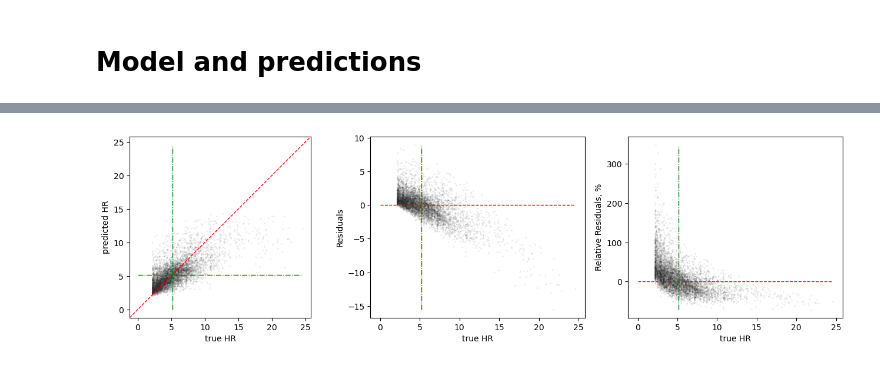
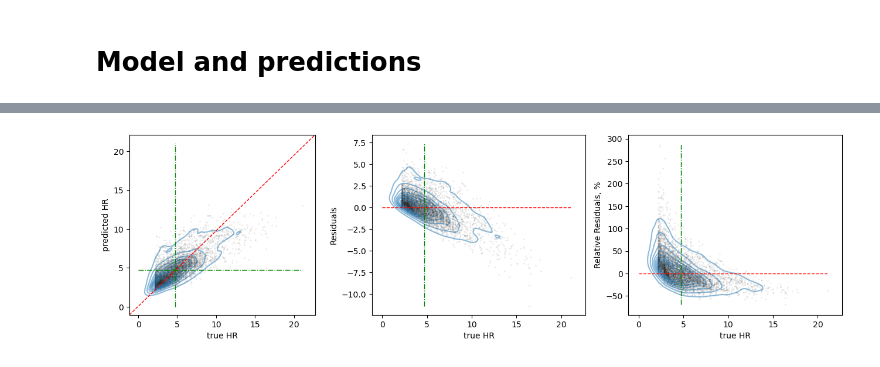
Before and after one commit to EdvinasStonevicius/LT-national-salary-analysis, a Jupyter notebook: python/03-Machine_learning_1_NN_TF_hp.ipynb, the cells around one changed output, grey strips where cells are left out. Cells and saved outputs as stored; diff of their text form; code cells hidden in the pictures.

Commit message:
Updated outliers

```diff
--- a/python/03-Machine_learning_1_NN_TF_hp.ipynb
+++ b/python/03-Machine_learning_1_NN_TF_hp.ipynb
@@ -6,7 +6,7 @@ import seaborn as sns
 from sklearn.metrics import mean_squared_error
 from sklearn.metrics import r2_score
 # %%
-data_import = pd.read_csv('../Data/LT_DU_data_for_ML_All_variations.csv') # All variations of categorical and numeric transformations
+data_import = pd.read_csv('../Data/LT_DU_data_for_ML_All_variations_optimized_outliers.csv') # All variations of categorical and numeric transformations
 data_import.columns
 # %% [output]
 Index(['lpk', 'hourly_rate', 'experience', 'weeks', 'vacation',
@@ -51,7 +54,7 @@ nace_one_hot = 'yes'
 # %%
 data=data_import.copy()
 
-#Normalize 'hourly_rate' ('no'/'yes')?
+# Normalize 'hourly_rate' ('no'/'yes')?
 if normalize == 'no':
     data.drop(columns=['hourly_rate_norm'], inplace=True)
     target='hourly_rate'
@@ -61,18 +64,25 @@ else:
 
 print(f'Target label is "{target}"')
 
-#One Hot encoding for selected lpk level
-lpk_level_label = 'lpk_'+str(lpk_level)
-data[lpk_level_label] = data['lpk'] // (10**(3-lpk_level))
-data = pd.get_dummies(data, prefix='lpk' ,columns=[lpk_level_label])
-print(f'LPK encoded using {lpk_level_label}')
-
-#Outliers
+# Outliers
 if remove_outliers == 'yes':
     data=data.query('outlier==False')
     print('Outliers removed')
 else:
     print('Outliers retained')
+
+
+# One Hot encoding for selected lpk level
+lpk_level_label = 'lpk_'+str(lpk_level)
+print(f'LPK encoded using {lpk_level_label}')
+data[lpk_level_label] = data['lpk'] // (10**(3-lpk_level))
+# Small lpk3 classes ('no'/'yes')?
+if remove_below_min_lpk3_len == 'yes' and lpk_level == 3:
+    data=data.groupby(lpk_level_label).filter(lambda x: len(x) > min_lpk3_len)
+    print(F'lpk3 classes with less than {min_lpk3_len} records are removed')
+else:
+    print('All lpk3 classes retained')
+data = pd.get_dummies(data, prefix='lpk' ,columns=[lpk_level_label])
 
 # Include upper boundary?
 if remove_above_boundary == 'yes':
@@ -81,21 +91,21 @@ if remove_above_boundary == 'yes':
 else:
     print('All records above boundary retained')
 
-#Remove below minimal wage?
+# Remove below minimal wage?
 if remove_below_boundary == 'yes':
     data=data.query('hourly_rate >= @lower_boundary')
     print('All records below minimal wage are removed')
 else:
     print('All records below minimal wage retained')
 
-#Use scaled numeric features?
+# Use scaled numeric features?
 if use_numeric == 'no':
     data.drop(columns=['experience_sc', 'weeks_sc', 'vacation_sc'], inplace=True)
     print('Scaled numeric features are removed')
 else:
     print('Scaled numeric features are used')
 
-#Use ordinary or one hot encoding for 'esize_class', 'age_class', 'education'?
+# Use ordinary or one hot encoding for 'esize_class', 'age_class', 'education'?
 if use_ordinary == 'yes':
     data.drop(columns=data.columns[data.columns.str.contains('_oh_')], inplace= True)
     print('Ordinari encoding for esize_class, age_class, education used')
@@ -103,15 +113,15 @@ else:
     data.drop(columns=data.columns[data.columns.str.contains('_ord')], inplace= True)
     print('One hot encoding for esize_class, age_class, education used')
 
-#Use nace One Hot ('no'/'yes')?
+ # Use nace One Hot ('no'/'yes')?
 if nace_one_hot == 'no':
     data.drop(columns=data.columns[data.columns.str.contains('nace_')], inplace= True)
     print('Original nace values')
 else:
     data.drop(columns='nace_orig', inplace= True)
-    print('One hot encoding for used nace ')
+    print('One hot encoding used for nace ')
 
-#Remove meta columns (not used in ML development)
+# Remove meta columns (not used in ML development)
 remove_col = ['lpk', 'outlier',
              'esize_class_orig','gender_orig','age_class_orig','education_orig',
              'experience', 'weeks', 'vacation']
@@ -301,26 +312,26 @@ sns.kdeplot(residuals_test, fill=True);
 # %%
 fig, ax = plt.subplots(1, 3, figsize=(16, 4), sharex=True)
 sns.scatterplot(ax=ax[0], x=y_test, y=y_test_pred,  s=3, color='black', alpha=0.1)
-#sns.kdeplot(ax=ax[0],  x=y_test, y=y_test_pred, alpha=0.5 )
+sns.kdeplot(ax=ax[0],  x=y_test, y=y_test_pred, alpha=0.5 )
 ax[0].set_xlabel('true HR')
 ax[0].set_ylabel('predicted HR')
 ax[0].set_aspect(aspect=1, adjustable=None, anchor=None, share=False)
 ax[0].plot((0,1), (0, 1), transform=ax[0].transAxes, linestyle='--', color='r', lw=1)
 ax[0].vlines(ymin=0, ymax=max(y_test) , x=y_train_mean, linestyle='-.', color='g', lw=1)
 ax[0].hlines(xmin=0, xmax=max(y_test) , y=y_train_mean, linestyle='-.', color='g', lw=1)
 
 sns.scatterplot(ax=ax[1],  x=y_test, y=residuals_test,  s=3, color='black', alpha=0.1)
-#sns.kdeplot(ax=ax[1], x=y_test, y=residuals_test, alpha=0.5 )
+sns.kdeplot(ax=ax[1], x=y_test, y=residuals_test, alpha=0.5 )
 ax[1].set_xlabel('true HR')
 ax[1].set_ylabel('Residuals')
 ax[1].vlines(ymin=min(residuals_test), ymax=max(residuals_test) , x=y_train_mean, linestyle='-.', color='g', lw=1)
 ax[1].hlines(xmin=0, xmax=max(y_test) , y=0, linestyle='--', color='r', lw=1)
 
 sns.scatterplot(ax=ax[2],  x=y_test, y=r_residuals_test,  s=3, color='black', alpha=0.1)
-#sns.kdeplot(ax=ax[2],  x=y_test, y=r_residuals_test, alpha=0.5 )
+sns.kdeplot(ax=ax[2],  x=y_test, y=r_residuals_test, alpha=0.5 )
 ax[2].set_xlabel('true HR')
 ax[2].set_ylabel('Relative Residuals, %')
 ax[2].vlines(ymin=min(r_residuals_test), ymax=max(r_residuals_test) , x=y_train_mean, linestyle='-.', color='g', lw=1)
 ax[2].hlines(xmin=0, xmax=max(y_test) , y=0, linestyle='--', color='r', lw=1);
 # %% [output]
-[figure, old version]
+[figure, new version]
```
Also changed, not shown: parts of 15 cells of this notebook.
